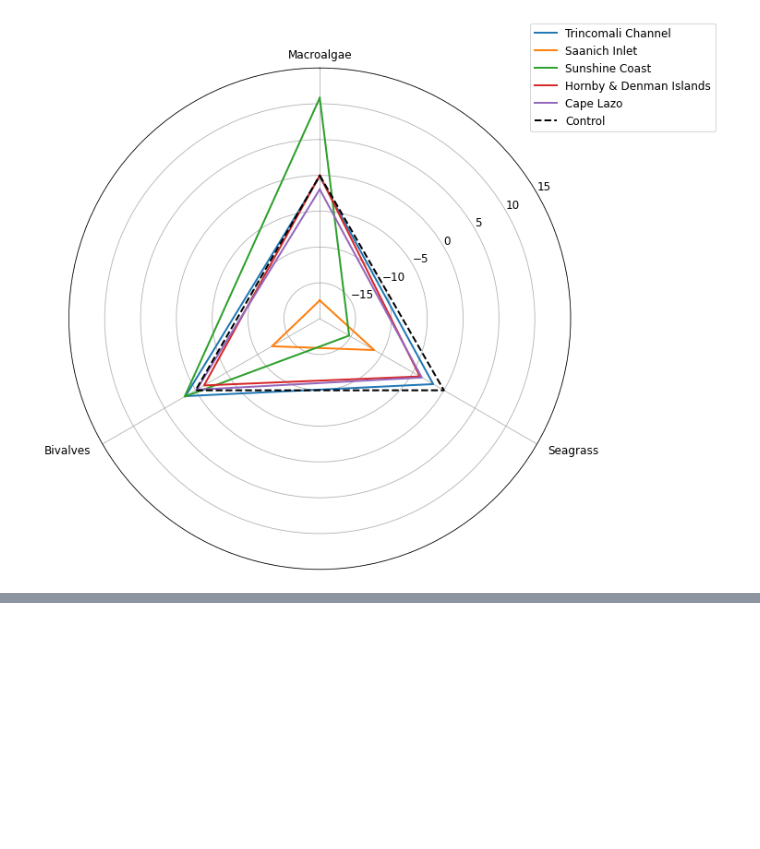
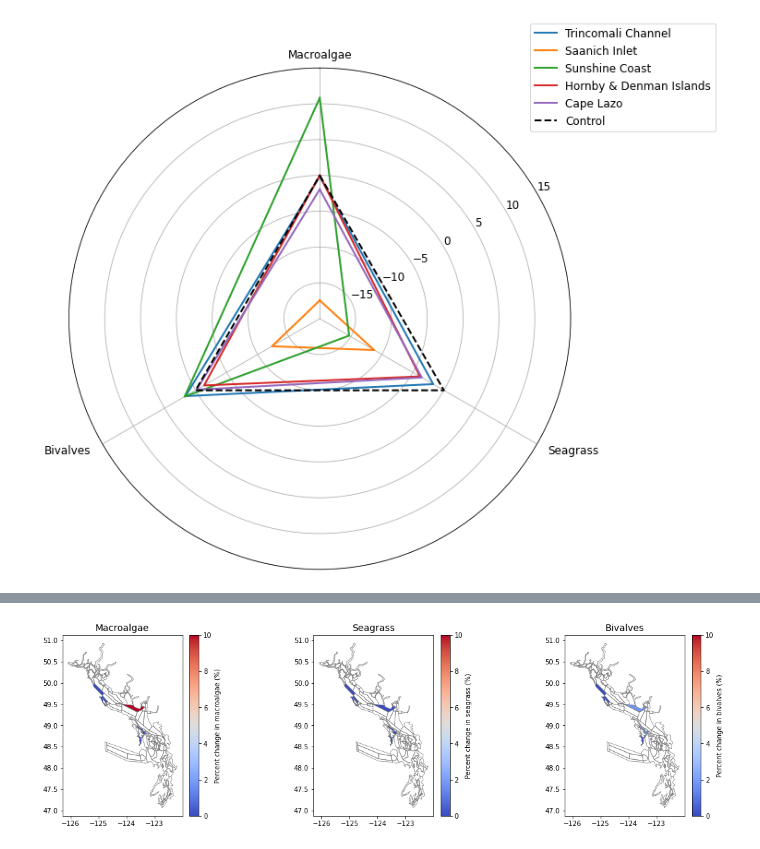
Before and after one commit to SS-Atlantis/analysis-raisha, a Jupyter notebook: notebooks/SSAM-living-labs.ipynb, the cells around one changed output, grey strips where cells are left out. Saved outputs shown, nothing was run; the diff lists cells and outputs as text; code cells hidden in the pictures; blank space fills up the shorter version.

Commit message:
mapping percent change in key species

```diff
--- a/notebooks/SSAM-living-labs.ipynb
+++ b/notebooks/SSAM-living-labs.ipynb
@@ -311,0 +333,2 @@ NameError: name 'values' is not defined
+# %%
+df.index = boxes
@@ -311,0 +344,55 @@ NameError: name 'values' is not defined
+# %%
+shapefile_name = "/ocean/rlovindeer/Atlantis/ssam_oceanparcels/SalishSea/SalishSea_July172019_2/SalishSea_July172019.shp"
+data_df_original = gpd.read_file(shapefile_name)
+data_df_original = data_df_original.sort_values(by=['BOX_ID'])
+data_df = data_df_original.set_index('BOX_ID')
+box_depth = data_df['BOTZ']
+land_boxes = box_depth==0
+# %%
+data_df['macroalgae'] = df.Macroalgae
+data_df['seagrass'] = df.Seagrass
+data_df['bivalves'] = df.Bivalves
+# %%
+# Spatial Plots
+color_scale = cm.coolwarm
+
+land_df = data_df.loc[land_boxes]
+v_min = 0
+v_max = 10
+
+data_df['macroalgae'] = df.Macroalgae
+
+fig = plt.figure(figsize=(18, 8), facecolor='white') #figsize=(9, 12)
+gs = plt.GridSpec(1, 3, wspace=0.5, hspace=0.2, width_ratios=[1, 1, 1], height_ratios=[1],)
+
+ax = fig.add_subplot(gs[0, 0])
+divider = make_axes_locatable(ax)
+cax = divider.append_axes("right", size="5%", pad=-0.5)
+ax = data_df.plot(column = 'macroalgae', cmap=color_scale, vmin=v_min, vmax=v_max, ax=ax, cax=cax,
+    legend=True, legend_kwds={'label': 'Percent change in macroalgae (%)'
+    },)
+data_df.boundary.plot(ax=ax, color='grey', linewidths=0.7)
+land_df.plot(ax=ax, color='white')
+ax.set_title('Macroalgae', fontsize = 14)
+
+ax = fig.add_subplot(gs[0, 1])
+divider = make_axes_locatable(ax)
+cax = divider.append_axes("right", size="5%", pad=-0.5)
+ax = data_df.plot(column = 'seagrass', cmap=color_scale, vmin=v_min, vmax=v_max, ax=ax, cax=cax,
+    legend=True, legend_kwds={'label': 'Percent change in seagrass (%)',
+    },)
+data_df.boundary.plot(ax=ax, color='grey', linewidths=0.7)
+land_df.plot(ax=ax, color='white')
+ax.set_title('Seagrass', fontsize = 14)
+
+ax = fig.add_subplot(gs[0, 2])
+divider = make_axes_locatable(ax)
+cax = divider.append_axes("right", size="5%", pad=-0.5)
+ax = data_df.plot(column = 'bivalves', cmap=color_scale, vmin=v_min, vmax=v_max, ax=ax, cax=cax,
+    legend=True, legend_kwds={'label': 'Percent change in bivalves (%)'
+    },)
+data_df.boundary.plot(ax=ax, color='grey', linewidths=0.7)
+land_df.plot(ax=ax, color='white')
+ax.set_title('Bivalves', fontsize = 14);
+# %% [output]
+[figure, added]
```
Also changed, not shown: parts of 12 cells of this notebook.
